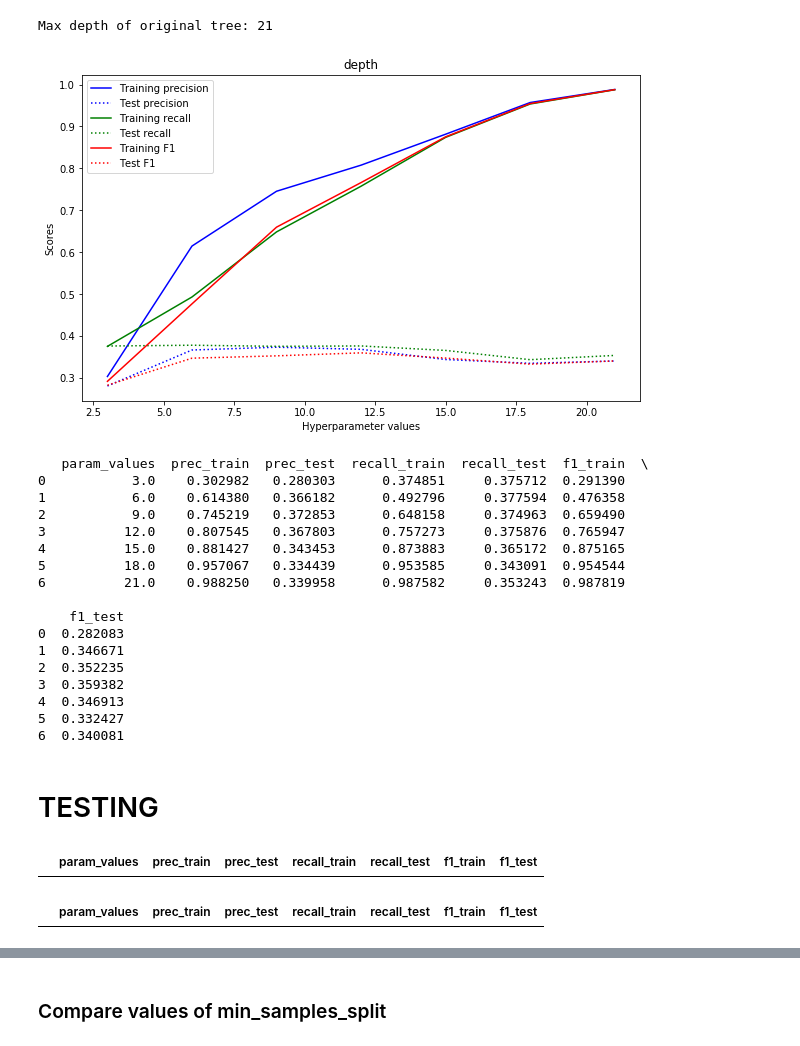
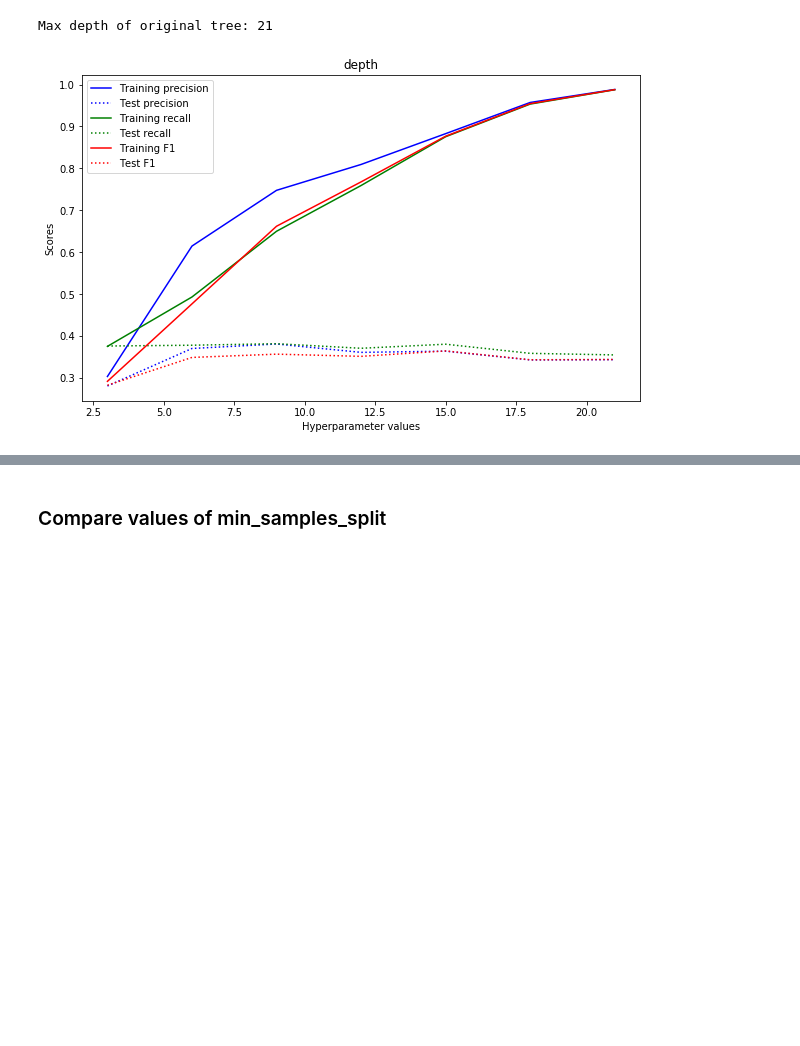
Before and after one commit to ssrosa/cacator_cave_malum, a Jupyter notebook: student.ipynb, the cells around one changed output, grey strips where cells are left out. Cells and saved outputs as stored; diff of their text form; code cells hidden in the pictures; blank space fills up the shorter version.

```diff
--- a/student.ipynb
+++ b/student.ipynb
@@ -1271,38 +1170,11 @@ print('Max depth of original tree:', clf.tree_.max_depth)
 # %% [output]
 Max depth of original tree: 21
 # %%
-#def hypers(df, params, to_set):
-depth_df_testing = copy.deepcopy(score_df)
 #Set values of chosen hyperparameter
 depth_params = np.arange(3, 22, 3)
-#Populate df of scores and plot results
-hypers(depth_df_testing, depth_params, 'depth')
+#Run model for each param value and store scores
+depth_df = compare_hypers(depth_params, 'depth', X_train, X_test, y_train, y_test)
+#Plot scores
+plot_hypers(depth_df, 'depth')
 # %% [output]
-[figure, old version]
+[figure, new version]
-   param_values  prec_train  prec_test  recall_train  recall_test  f1_train  \
-0           3.0    0.302982   0.280303      0.374851     0.375712  0.291390
-1           6.0    0.614380   0.366182      0.492796     0.377594  0.476358
-2           9.0    0.745219   0.372853      0.648158     0.374963  0.659490
-3          12.0    0.807545   0.367803      0.757273     0.375876  0.765947
-4          15.0    0.881427   0.343453      0.873883     0.365172  0.875165
-5          18.0    0.957067   0.334439      0.953585     0.343091  0.954544
-6          21.0    0.988250   0.339958      0.987582     0.353243  0.987819
-
-    f1_test
-0  0.282083
-1  0.346671
-2  0.352235
-3  0.359382
-4  0.346913
-5  0.332427
-6  0.340081
-# %% [markdown]
-# TESTING
-# %%
-depth_df_testing
-# %% [output]
-|  | param_values | prec_train | prec_test | recall_train | recall_test | f1_train | f1_test |
-# %%
-score_df
-# %% [output]
-|  | param_values | prec_train | prec_test | recall_train | recall_test | f1_train | f1_test |
```
Also changed, not shown: parts of 90 cells of this notebook, 1 other file.
